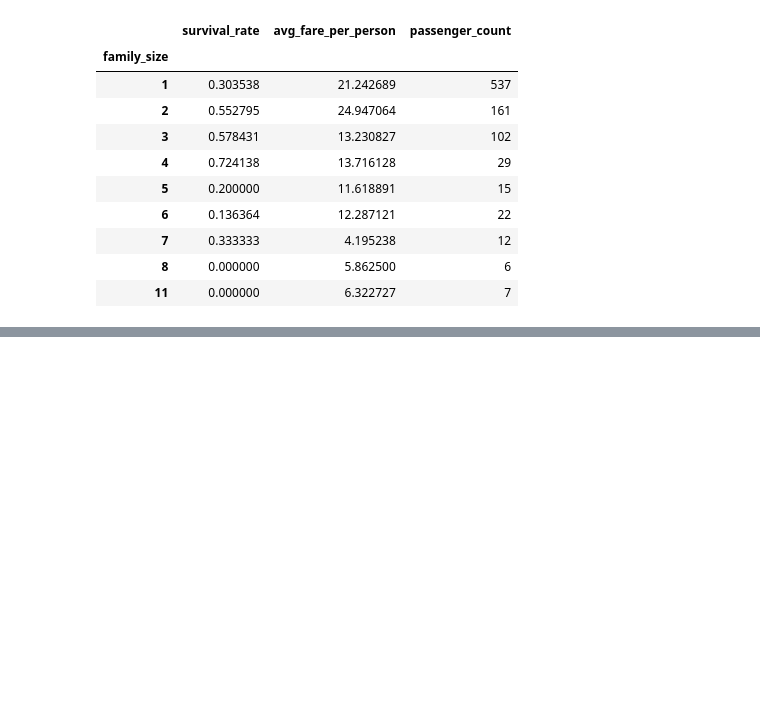
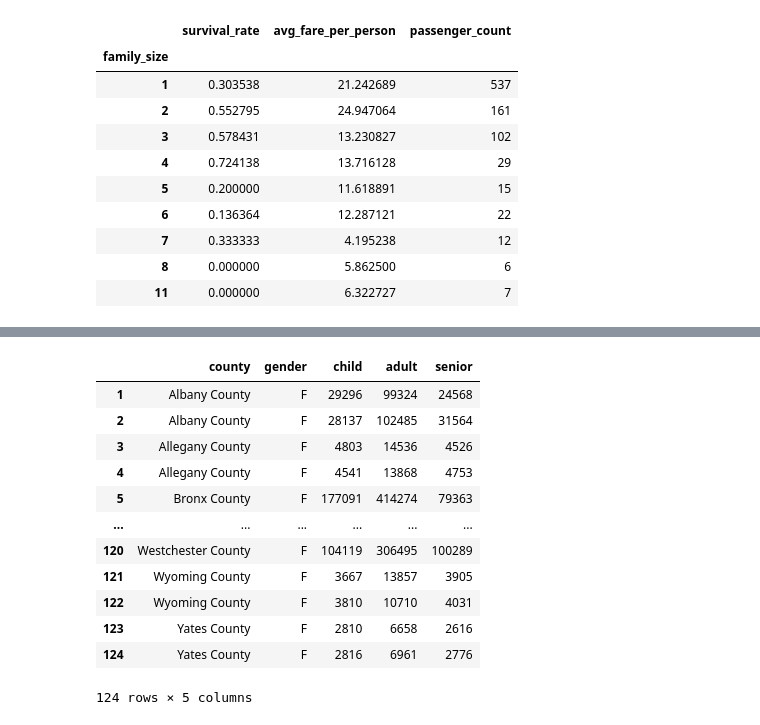
Before and after one commit to jieshu-wang-SBU/EST389_371_2026_spring, a Jupyter notebook: lectures/09-advanced_data_operations/09-06_Utility_functions_and_method_chaining.ipynb, the cells around one changed output, grey strips where cells are left out. Drawn from its saved outputs; the diff is of its cells as text; code cells hidden in the pictures; blank space fills up the shorter version.

Commit message:
pipe

```diff
--- a/lectures/09-advanced_data_operations/09-06_Utility_functions_and_method_chaining.ipynb
+++ b/lectures/09-advanced_data_operations/09-06_Utility_functions_and_method_chaining.ipynb
@@ -181,0 +185,10 @@ result
+# %%
+import matplotlib
+import pandas as pd
+import numpy as np
+import matplotlib.pyplot as plt
+import seaborn as sns
+
+ny_age = pd.read_csv("../06-Exploratory_data_analysis/data/ACSST5Y2023.S0101-2026-02-23T201031.csv")
+
+ny_age.head()
@@ -181,0 +203,68 @@ result
+# %%
+def strip_white_spaces(df:pd.DataFrame)->pd.DataFrame:
+    for col in df.columns:
+        if df[col].dtype == object:
+            df[col] = df[col].str.strip()
+    return df
+
+def select_non_stat_cols(df:pd.DataFrame, stat_cols:tuple=("Percent",'Total'))->pd.DataFrame:
+    cols = df.columns.tolist()
+    keep_cols = []
+    for col in cols:
+        keep = True
+        for stat_col in stat_cols:
+            if stat_col in col:
+                keep = False
+                break
+        if keep:
+            keep_cols.append(col)
+    return df[keep_cols].copy()
+
+def select_population_groups(df:pd.DataFrame,
+                             label:str="Label (Grouping)",
+                             groups:tuple=("Total population", "Under 18 years", "65 years and over"))->pd.DataFrame:
+    return df[df[label].isin(list(groups))].copy()
+
+def reset_columns_names(df:pd.DataFrame)->pd.DataFrame:
+    df.columns = df.iloc[0]
+    df = df.iloc[1:].copy()
+    return df
+
+def cast_to_numeric(df:pd.DataFrame)->pd.DataFrame:
+    for col in df.columns[1:]:
+        df[col] = df[col].str.replace(",", "")
+        df[col] = pd.to_numeric(df[col], errors="coerce")
+    return df
+
+def extract_county_name(string: str) -> str:
+    return string.split(",")[0]
+
+result = (ny_age
+          .pipe(strip_white_spaces)
+          .pipe(select_non_stat_cols)
+          .pipe(select_population_groups, groups=("Total population", "Under 18 years", "65 years and over"))
+          .T.reset_index()
+          .pipe(reset_columns_names)
+          .pipe(cast_to_numeric).rename(columns={'Label (Grouping)': 'county',
+                                                 'Under 18 years': 'child',
+                                                 '65 years and over': 'senior'})
+          .assign(adult=lambda x: x['Total population'] - x['child'] - x['senior'])
+          .drop(columns=['Total population'])
+          .assign(gender=lambda x: "M" if "Male" in x['county'] else "F")
+          .assign(county=lambda x: x['county'].apply(extract_county_name)))[['county', 'gender', 'child', 'adult','senior']]
+
+result
+# %% [output]
+|  | county | gender | child | adult | senior |
+| 1 | Albany County | F | 29296 | 99324 | 24568 |
+| 2 | Albany County | F | 28137 | 102485 | 31564 |
+| 3 | Allegany County | F | 4803 | 14536 | 4526 |
+| 4 | Allegany County | F | 4541 | 13868 | 4753 |
+| 5 | Bronx County | F | 177091 | 414274 | 79363 |
+| ... | ... | ... | ... | ... | ... |
+| 120 | Westchester County | F | 104119 | 306495 | 100289 |
+| 121 | Wyoming County | F | 3667 | 13857 | 3905 |
+| 122 | Wyoming County | F | 3810 | 10710 | 4031 |
+| 123 | Yates County | F | 2810 | 6658 | 2616 |
+| 124 | Yates County | F | 2816 | 6961 | 2776 |
+124 rows × 5 columns
```
Also changed, not shown: parts of 2 cells of this notebook, 1 other file.
